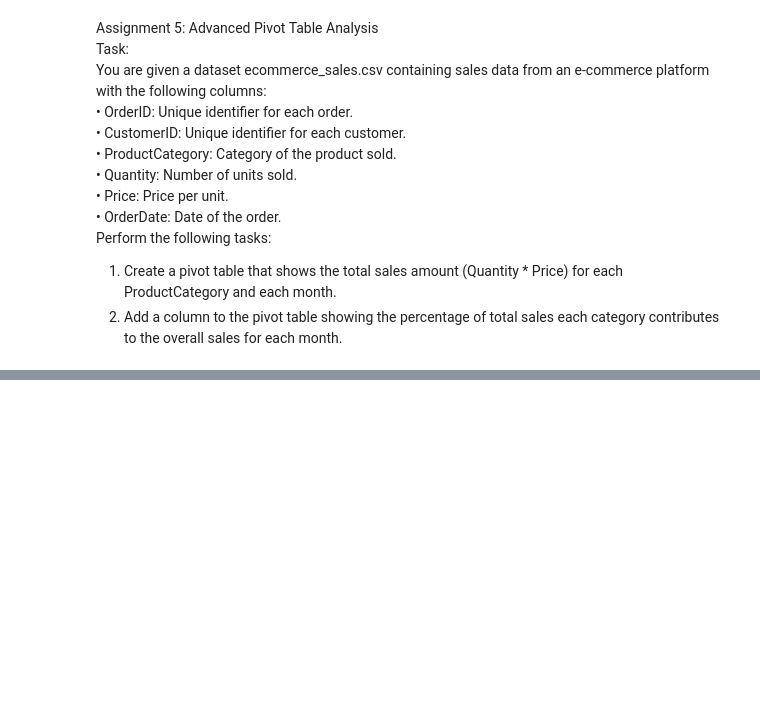
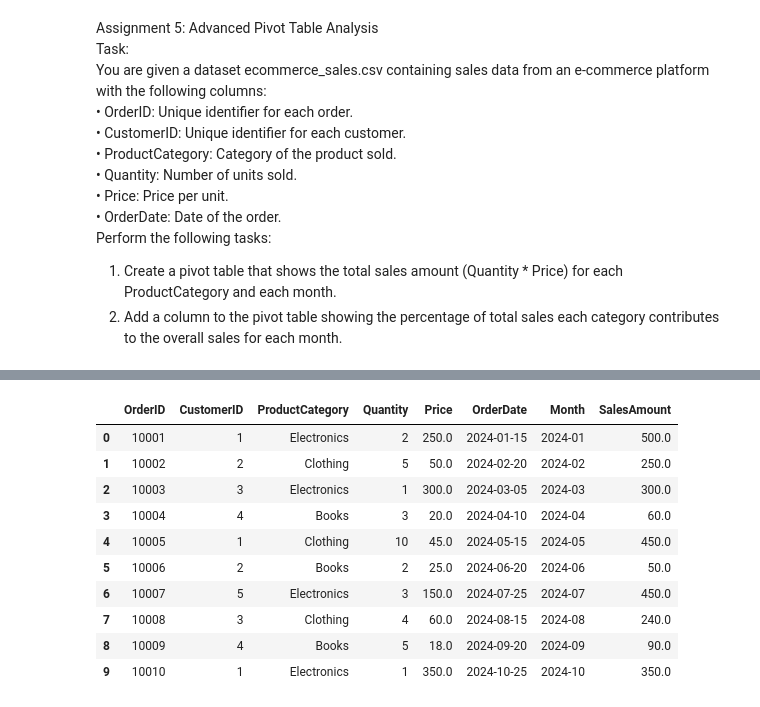
Before and after one commit to GOLISHYAMP/PandasAssignment, a Jupyter notebook: PandasAssignment.ipynb, the cells around one changed output, grey strips where cells are left out. Drawn from its saved outputs; the diff is of its cells as text; code cells hidden in the pictures; blank space fills up the shorter version.

```diff
--- a/PandasAssignment.ipynb
+++ b/PandasAssignment.ipynb
@@ -62,3 +297,5 @@ You are given a dataset ecommerce_sales.csv containing sales data from an e-comm
 Perform the following tasks:
 1.	Create a pivot table that shows the total sales amount (Quantity * Price) for each ProductCategory and each month.
 2.	Add a column to the pivot table showing the percentage of total sales each category contributes to the overall sales for each month.
+# %%
+df = pd.read_csv('/content/ecommerce_sales.csv')
@@ -64,0 +332,20 @@ Perform the following tasks:
+# %%
+df['OrderDate'] = pd.to_datetime(df['OrderDate'])
+# %%
+df['Month'] = df['OrderDate'].dt.to_period('M')
+# %%
+df['SalesAmount'] = df['Quantity'] * df['Price']
+# %%
+df
+# %% [output]
+|  | OrderID | CustomerID | ProductCategory | Quantity | Price | OrderDate | Month | SalesAmount |
+| 0 | 10001 | 1 | Electronics | 2 | 250.0 | 2024-01-15 | 2024-01 | 500.0 |
+| 1 | 10002 | 2 | Clothing | 5 | 50.0 | 2024-02-20 | 2024-02 | 250.0 |
+| 2 | 10003 | 3 | Electronics | 1 | 300.0 | 2024-03-05 | 2024-03 | 300.0 |
+| 3 | 10004 | 4 | Books | 3 | 20.0 | 2024-04-10 | 2024-04 | 60.0 |
+| 4 | 10005 | 1 | Clothing | 10 | 45.0 | 2024-05-15 | 2024-05 | 450.0 |
+| 5 | 10006 | 2 | Books | 2 | 25.0 | 2024-06-20 | 2024-06 | 50.0 |
+| 6 | 10007 | 5 | Electronics | 3 | 150.0 | 2024-07-25 | 2024-07 | 450.0 |
+| 7 | 10008 | 3 | Clothing | 4 | 60.0 | 2024-08-15 | 2024-08 | 240.0 |
+| 8 | 10009 | 4 | Books | 5 | 18.0 | 2024-09-20 | 2024-09 | 90.0 |
+| 9 | 10010 | 1 | Electronics | 1 | 350.0 | 2024-10-25 | 2024-10 | 350.0 |
```
Also changed, not shown: parts of 33 cells of this notebook.
